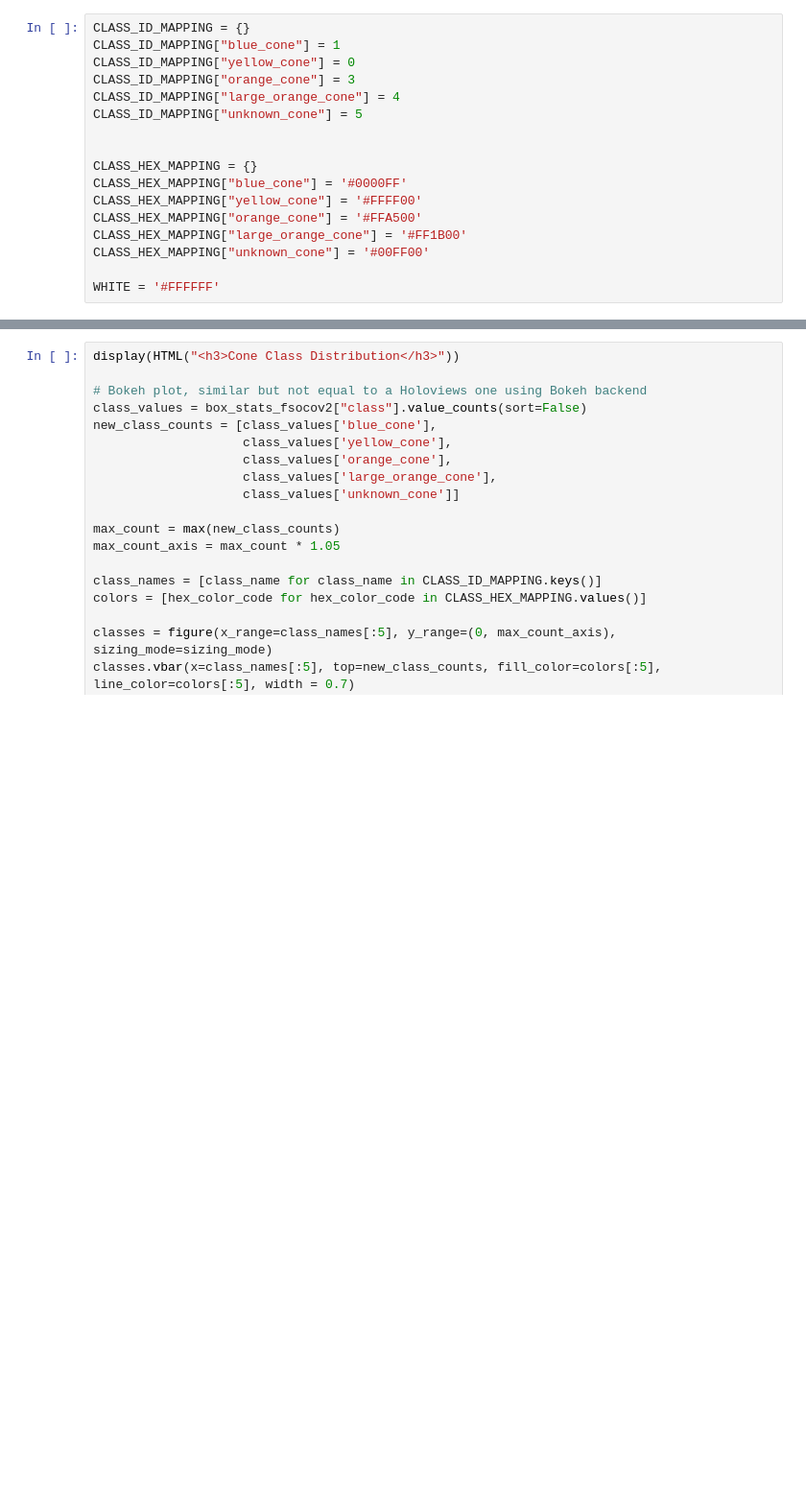
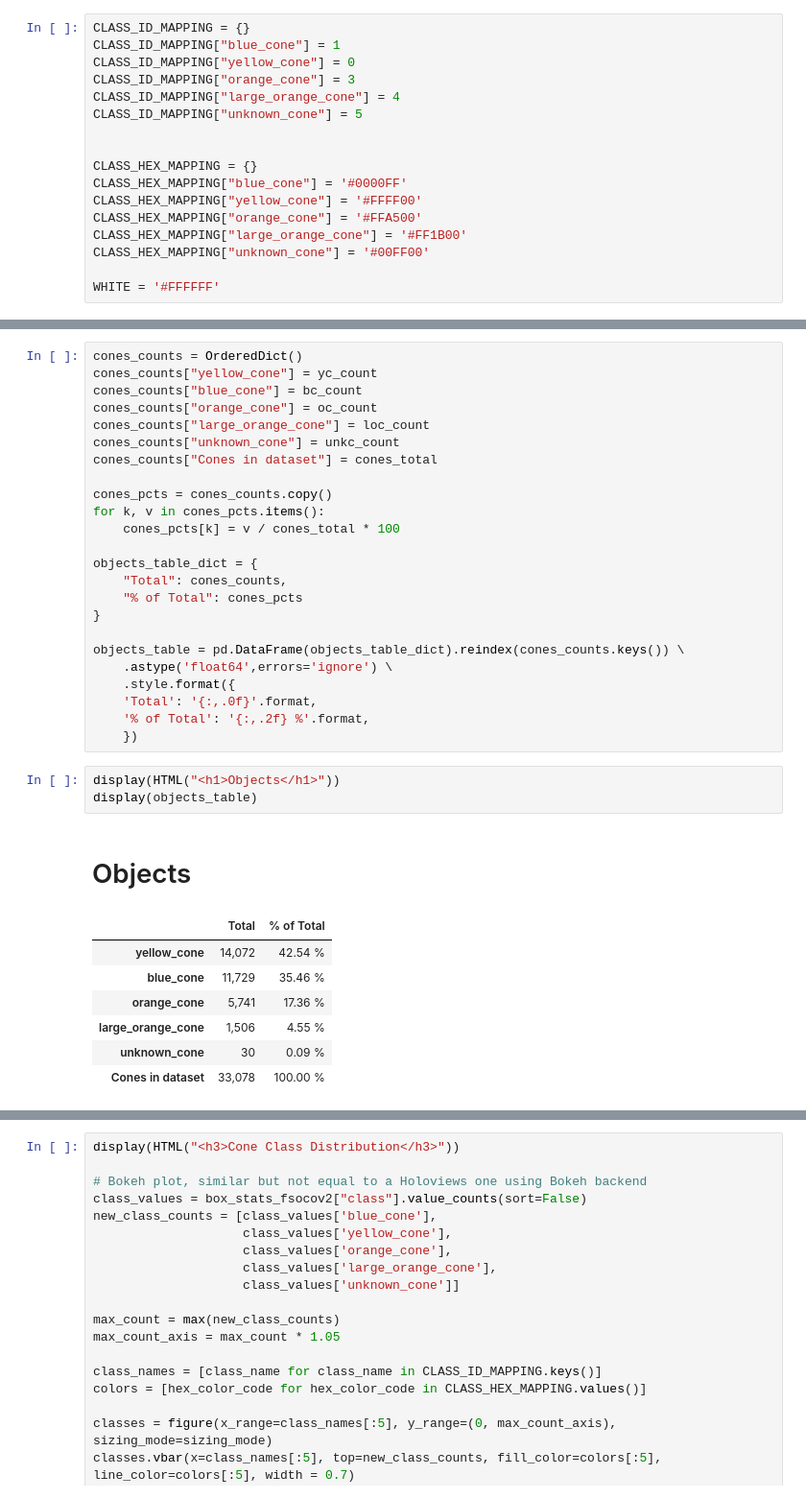
Before and after one commit to mfloto/fsoco-dataset, a Jupyter notebook: docs/assets/stats_for_nerds.ipynb, the cells around one changed output, grey strips where cells are left out. Shown at 96% size. Drawn from its saved outputs; the diff is of its cells as text; blank space fills up the shorter version.

```diff
--- a/docs/assets/stats_for_nerds.ipynb
+++ b/docs/assets/stats_for_nerds.ipynb
@@ -165,0 +172,36 @@ box_stats_fsocov2 = pd.read_pickle("data/stats_for_nerds/box_stats_fsocov2.df")
+# %%
+cones_counts = OrderedDict()
+cones_counts["yellow_cone"] = yc_count
+cones_counts["blue_cone"] = bc_count
+cones_counts["orange_cone"] = oc_count
+cones_counts["large_orange_cone"] = loc_count
+cones_counts["unknown_cone"] = unkc_count
+cones_counts["Cones in dataset"] = cones_total
+
+cones_pcts = cones_counts.copy()
+for k, v in cones_pcts.items():
+    cones_pcts[k] = v / cones_total * 100
+
+objects_table_dict = {
+    "Total": cones_counts,
+    "% of Total": cones_pcts
+}
+
+objects_table = pd.DataFrame(objects_table_dict).reindex(cones_counts.keys()) \
+    .astype('float64',errors='ignore') \
+    .style.format({
+    'Total': '{:,.0f}'.format,
+    '% of Total': '{:,.2f} %'.format,
+    })
+# %%
+display(HTML("<h1>Objects</h1>"))
+display(objects_table)
+# %% [output]
+Objects
+|  | Total | % of Total |
+| yellow_cone | 14,072 | 42.54 % |
+| blue_cone | 11,729 | 35.46 % |
+| orange_cone | 5,741 | 17.36 % |
+| large_orange_cone | 1,506 | 4.55 % |
+| unknown_cone | 30 | 0.09 % |
+| Cones in dataset | 33,078 | 100.00 % |
```
Also changed, not shown: parts of 12 cells of this notebook.
